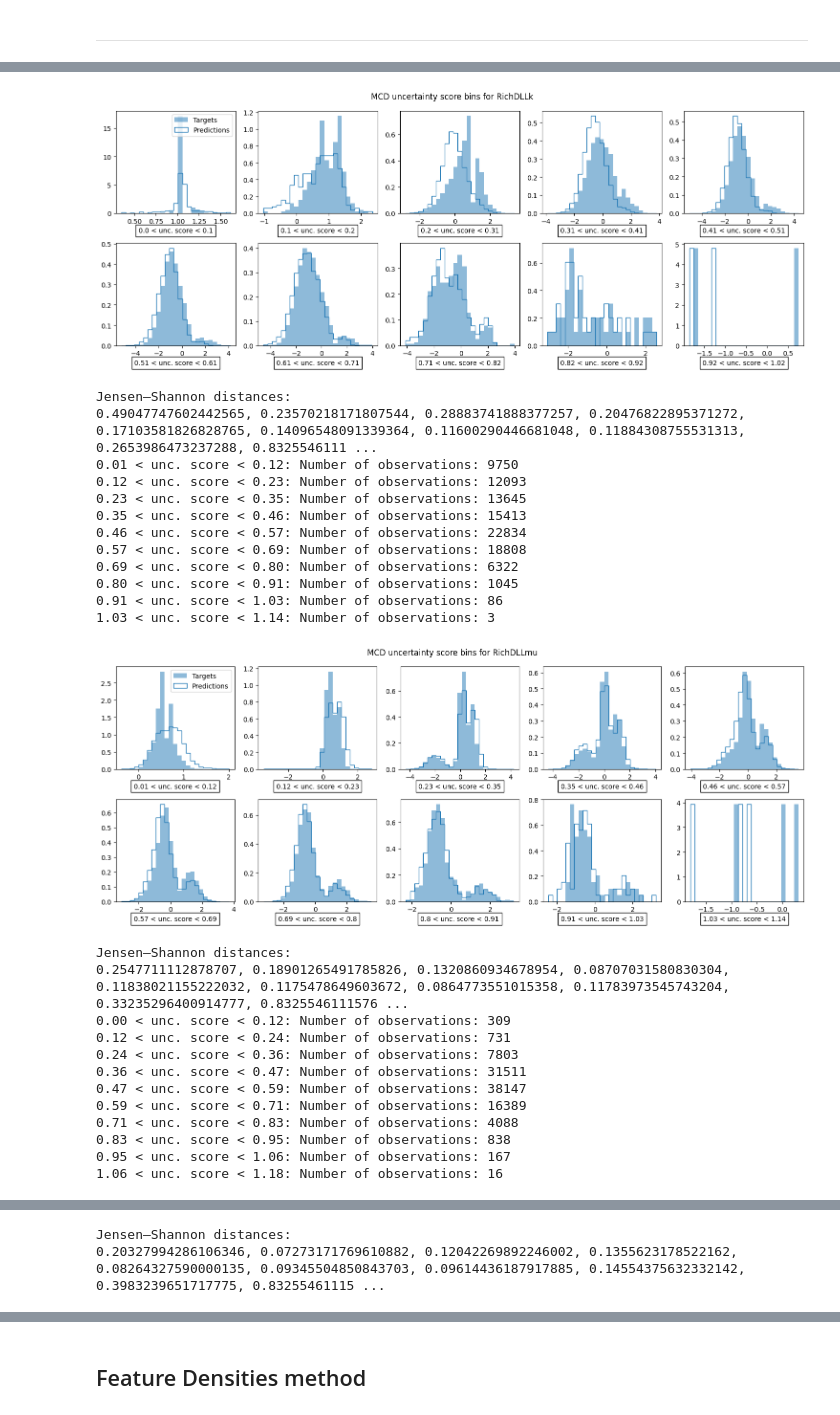
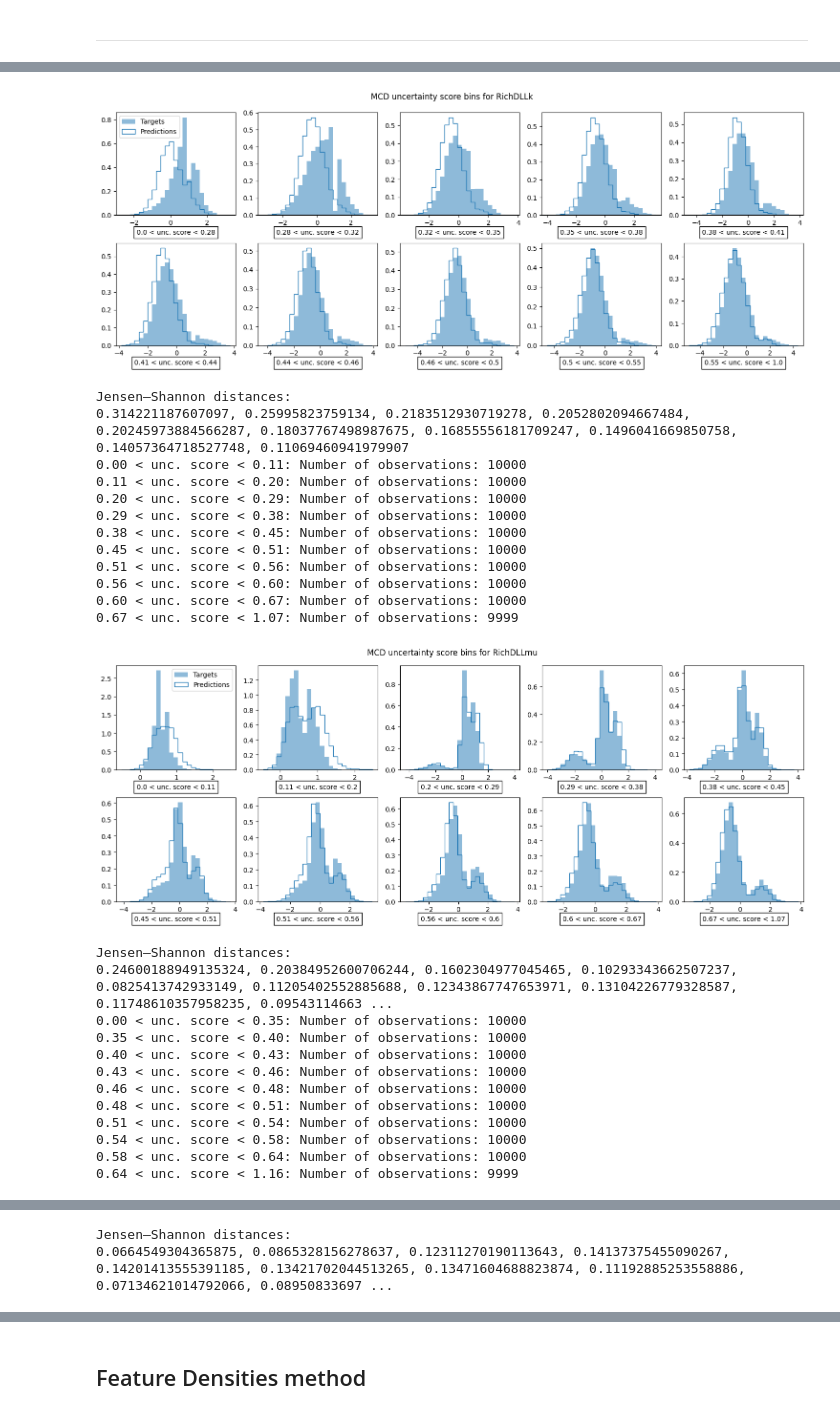
Before and after one commit to evillag/uncertainty_gan, a Jupyter notebook: TestBench.ipynb, the cells around one changed output, grey strips where cells are left out. Saved outputs shown, nothing was run; the diff lists cells and outputs as text; code cells hidden in the pictures.

Commit message:
Fixed quantile binning

```diff
--- a/TestBench.ipynb
+++ b/TestBench.ipynb
@@ -214,7 +214,7 @@ The problem with `estimate_distances_and_plot_uncertainty_bins` is that it split
 from scipy.spatial.distance import jensenshannon
 from scipy.stats import linregress
 
-def estimate_distances_and_plot_uncertainty_bins(y_real, y_generated, uncertainty_scores, uncertainty_type = None,
+def estimate_distances_and_plot_uncertainty_bins(y_real, y_generated, uncertainty_scores, uncertainty_type = None, bin_type = 'linear',
                                                  particle_index = 0, n_rows = 2, n_cols = 5, dll_columns=DLL_COLUMNS):
 
   n_bins = n_rows * n_cols
@@ -226,7 +226,10 @@ def estimate_distances_and_plot_uncertainty_bins(y_real, y_generated, uncertaint
   if uncertainty_type == 'MCD':
     uncertainty_scores = uncertainty_scores[:, particle_index]
 
-  bin_edges = np.linspace(uncertainty_scores.min(), uncertainty_scores.max(), n_bins + 1)
+  if bin_type == 'linear':
+    bin_edges = np.linspace(uncertainty_scores.min(), uncertainty_scores.max(), n_bins + 1)
+  else: # Quantiles
+    bin_edges = np.quantile(uncertainty_scores, np.linspace(0, 1, n_bins + 1))
 
   # Digitize returns sample indices per bin
   bin_indices = np.digitize(uncertainty_scores, bin_edges)
@@ -453,7 +456,7 @@ all_mcd_bin_edges, all_mcd_js_distances = [], []
 
 for i in range(5):
   mcd_bin_edges, mcd_js_distances = estimate_distances_and_plot_uncertainty_bins(
-      y_sample, t_generated, mcd_uncertainty, uncertainty_type = 'MCD', particle_index = i)
+      y_sample, t_generated, mcd_uncertainty, uncertainty_type = 'MCD', bin_type='quantiles', particle_index = i)
   all_mcd_bin_edges += [mcd_bin_edges]
   all_mcd_js_distances += [mcd_js_distances]
 # %% [output]
@@ -483,26 +486,26 @@ Jensen–Shannon distances:
-[figure, old version]
+[figure, new version]
 Jensen–Shannon distances:
-0.49047747602442565, 0.23570218171807544, 0.28883741888377257, 0.20476822895371272, 0.17103581826828765, 0.14096548091339364, 0.11600290446681048, 0.11884308755531313, 0.2653986473237288, 0.8325546111 ...
-0.01 < unc. score < 0.12: Number of observations: 9750
-0.12 < unc. score < 0.23: Number of observations: 12093
-0.23 < unc. score < 0.35: Number of observations: 13645
-0.35 < unc. score < 0.46: Number of observations: 15413
-0.46 < unc. score < 0.57: Number of observations: 22834
-0.57 < unc. score < 0.69: Number of observations: 18808
-0.69 < unc. score < 0.80: Number of observations: 6322
-0.80 < unc. score < 0.91: Number of observations: 1045
-0.91 < unc. score < 1.03: Number of observations: 86
-1.03 < unc. score < 1.14: Number of observations: 3
+0.314221187607097, 0.25995823759134, 0.2183512930719278, 0.2052802094667484, 0.20245973884566287, 0.18037767498987675, 0.16855556181709247, 0.1496041669850758, 0.14057364718527748, 0.11069460941979907
+0.00 < unc. score < 0.11: Number of observations: 10000
+0.11 < unc. score < 0.20: Number of observations: 10000
+0.20 < unc. score < 0.29: Number of observations: 10000
+0.29 < unc. score < 0.38: Number of observations: 10000
+0.38 < unc. score < 0.45: Number of observations: 10000
+0.45 < unc. score < 0.51: Number of observations: 10000
+0.51 < unc. score < 0.56: Number of observations: 10000
+0.56 < unc. score < 0.60: Number of observations: 10000
+0.60 < unc. score < 0.67: Number of observations: 10000
+0.67 < unc. score < 1.07: Number of observations: 9999
-[figure, old version]
+[figure, new version]
 Jensen–Shannon distances:
-0.2547711112878707, 0.18901265491785826, 0.1320860934678954, 0.08707031580830304, 0.11838021155222032, 0.1175478649603672, 0.0864773551015358, 0.11783973545743204, 0.33235296400914777, 0.8325546111576 ...
-0.00 < unc. score < 0.12: Number of observations: 309
-0.12 < unc. score < 0.24: Number of observations: 731
-0.24 < unc. score < 0.36: Number of observations: 7803
-0.36 < unc. score < 0.47: Number of observations: 31511
-0.47 < unc. score < 0.59: Number of observations: 38147
-0.59 < unc. score < 0.71: Number of observations: 16389
-0.71 < unc. score < 0.83: Number of observations: 4088
-0.83 < unc. score < 0.95: Number of observations: 838
-0.95 < unc. score < 1.06: Number of observations: 167
-1.06 < unc. score < 1.18: Number of observations: 16
+0.24600188949135324, 0.20384952600706244, 0.1602304977045465, 0.10293343662507237, 0.0825413742933149, 0.11205402552885688, 0.12343867747653971, 0.13104226779328587, 0.11748610357958235, 0.09543114663 ...
+0.00 < unc. score < 0.35: Number of observations: 10000
+0.35 < unc. score < 0.40: Number of observations: 10000
+0.40 < unc. score < 0.43: Number of observations: 10000
+0.43 < unc. score < 0.46: Number of observations: 10000
+0.46 < unc. score < 0.48: Number of observations: 10000
+0.48 < unc. score < 0.51: Number of observations: 10000
+0.51 < unc. score < 0.54: Number of observations: 10000
+0.54 < unc. score < 0.58: Number of observations: 10000
+0.58 < unc. score < 0.64: Number of observations: 10000
+0.64 < unc. score < 1.16: Number of observations: 9999
@@ -523,5 +526,5 @@ Jensen–Shannon distances:
 Jensen–Shannon distances:
-0.20327994286106346, 0.07273171769610882, 0.12042269892246002, 0.1355623178522162, 0.08264327590000135, 0.09345504850843703, 0.09614436187917885, 0.14554375632332142, 0.3983239651717775, 0.83255461115 ...
+0.0664549304365875, 0.0865328156278637, 0.12311270190113643, 0.14137375455090267, 0.14201413555391185, 0.13421702044513265, 0.13471604688823874, 0.11192885253558886, 0.07134621014792066, 0.08950833697 ...
 # %%
 plot_all_distances(all_mcd_bin_edges, all_mcd_js_distances, 'MCD')
 # %% [output]
```
Also changed, not shown: parts of 4 cells of this notebook.
